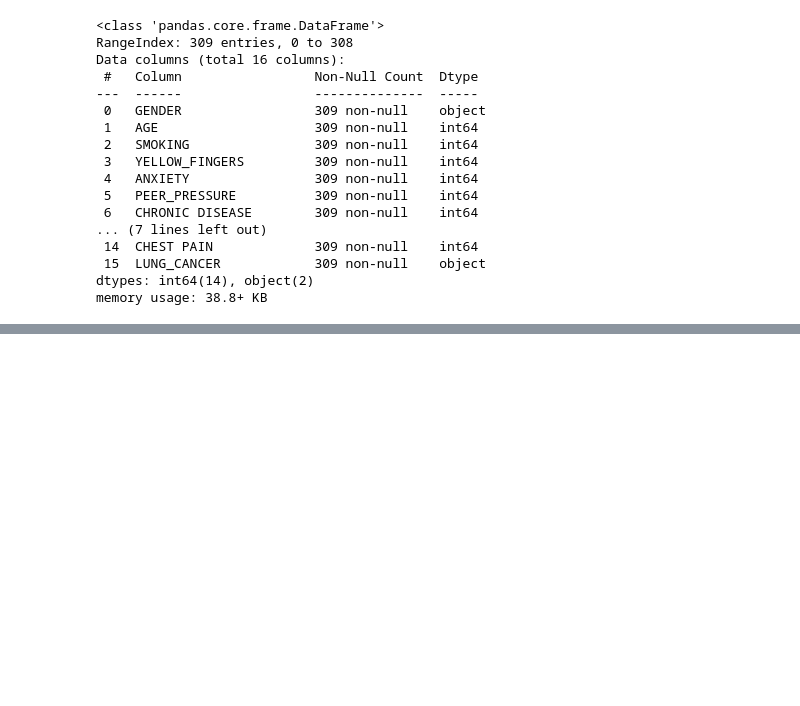
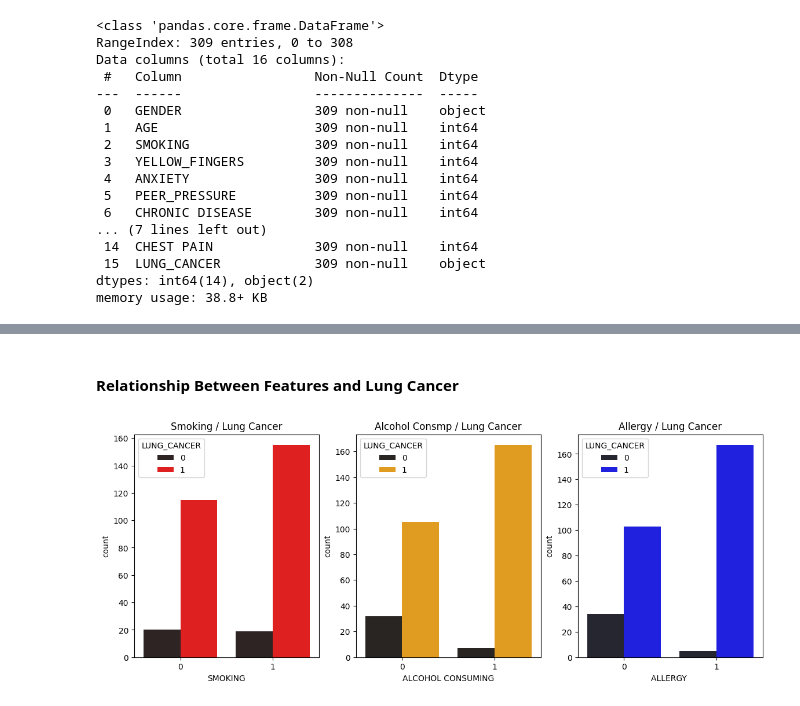
Before and after one commit to ahmadsotoude/Lung_Cancer, a Jupyter notebook: Lung_Cancer.ipynb, the cells around one changed output, grey strips where cells are left out. Cells and saved outputs as stored; diff of their text form; code cells hidden in the pictures; blank space fills up the shorter version.

```diff
--- a/Lung_Cancer.ipynb
+++ b/Lung_Cancer.ipynb
@@ -66,0 +159,17 @@ memory usage: 38.8+ KB
+# %% [markdown]
+#### Relationship Between Features and Lung Cancer
+# %%
+fig, axes = plt.subplots(1, 3, figsize=(14, 5))
+
+sns.countplot(x='SMOKING', hue='LUNG_CANCER', data=data, ax=axes[0], palette='dark:red')
+axes[0].set_title('Smoking / Lung Cancer')
+
+sns.countplot(x='ALCOHOL CONSUMING', hue='LUNG_CANCER', data=data, ax=axes[1], palette='dark:orange')
+axes[1].set_title('Alcohol Consmp / Lung Cancer')
+
+sns.countplot(x='ALLERGY ', hue='LUNG_CANCER', data=data, ax=axes[2], palette='dark:blue')
+axes[2].set_title('Allergy / Lung Cancer')
+
+plt.show()
+# %% [output]
+[figure, added]
```
Also changed, not shown: parts of 33 cells of this notebook.
